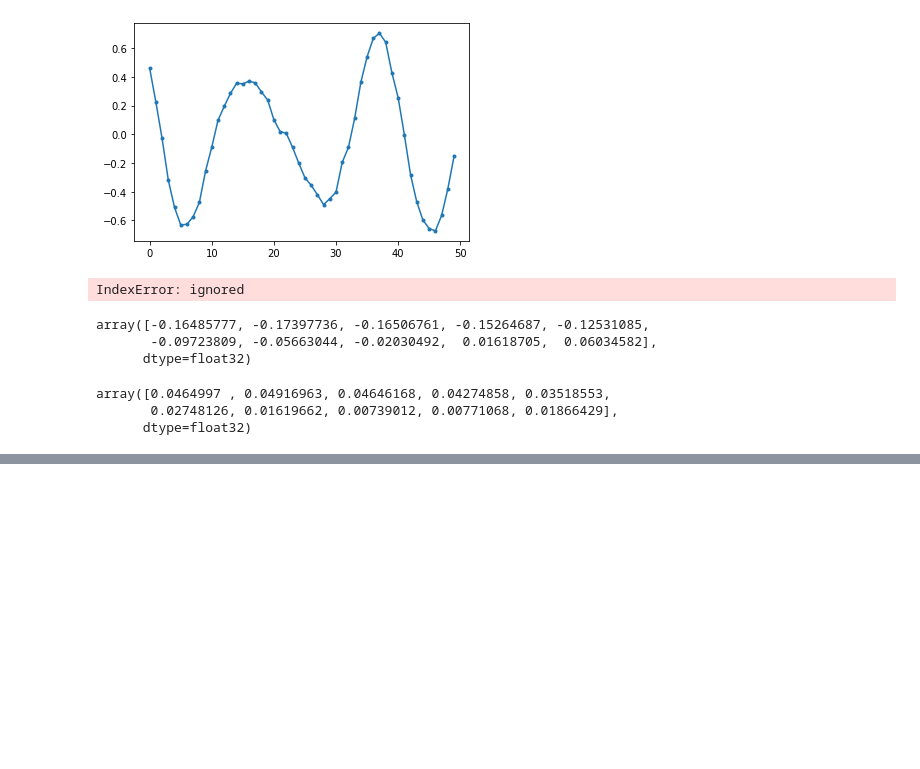
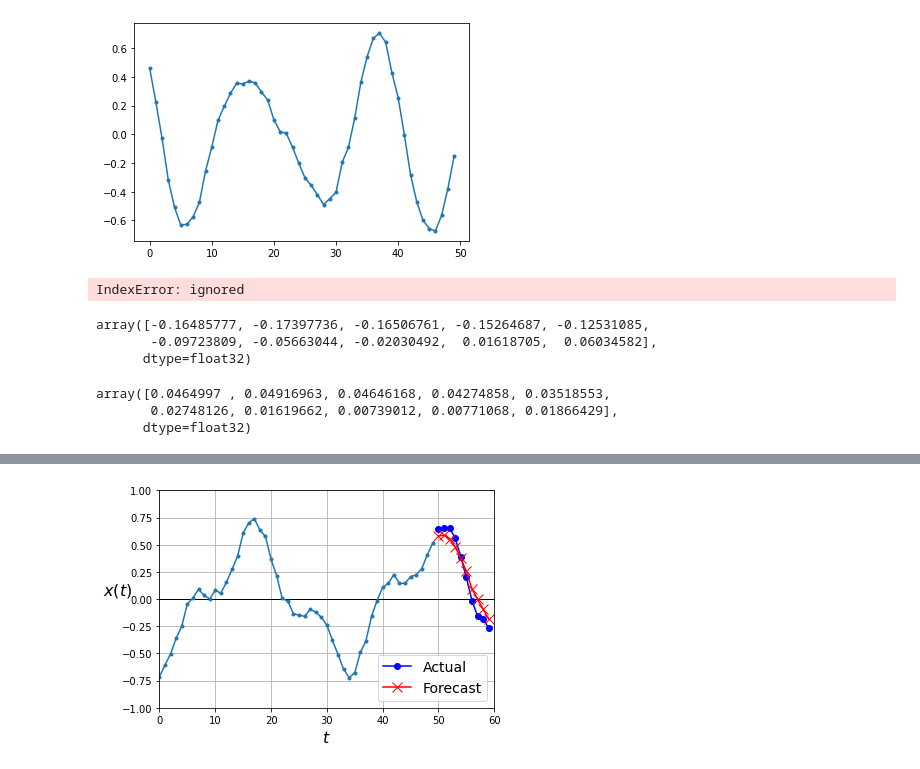
Before and after one commit to rahuljungbahadur/hands_on_ml_book, a Jupyter notebook: Rnn_time_series.ipynb, the cells around one changed output, grey strips where cells are left out. Drawn from its saved outputs; the diff is of its cells as text; code cells hidden in the pictures; blank space fills up the shorter version.

```diff
--- a/Rnn_time_series.ipynb
+++ b/Rnn_time_series.ipynb
@@ -571,0 +627,4 @@ array([0.0464997 , 0.04916963, 0.04646168, 0.04274858, 0.03518553,
+# %%
+plot_multiple_forecasts(X_new, Y_new, Y_pred)
+# %% [output]
+[figure, added]
```
Also changed, not shown: parts of 17 cells of this notebook.
